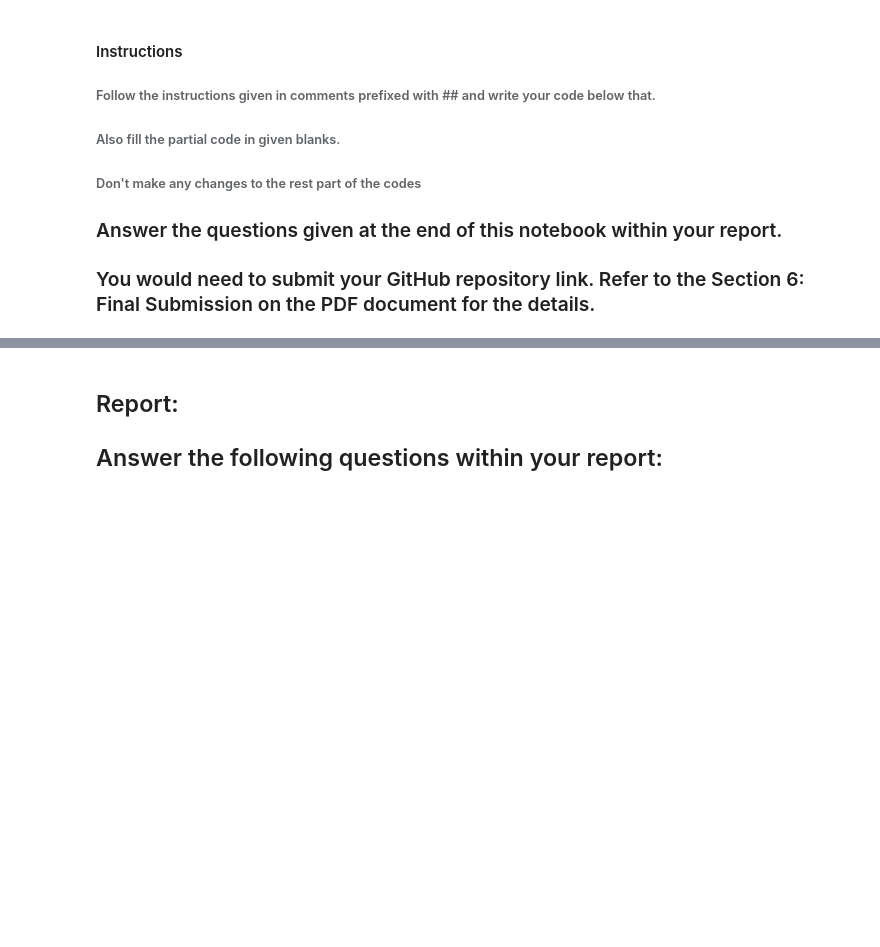
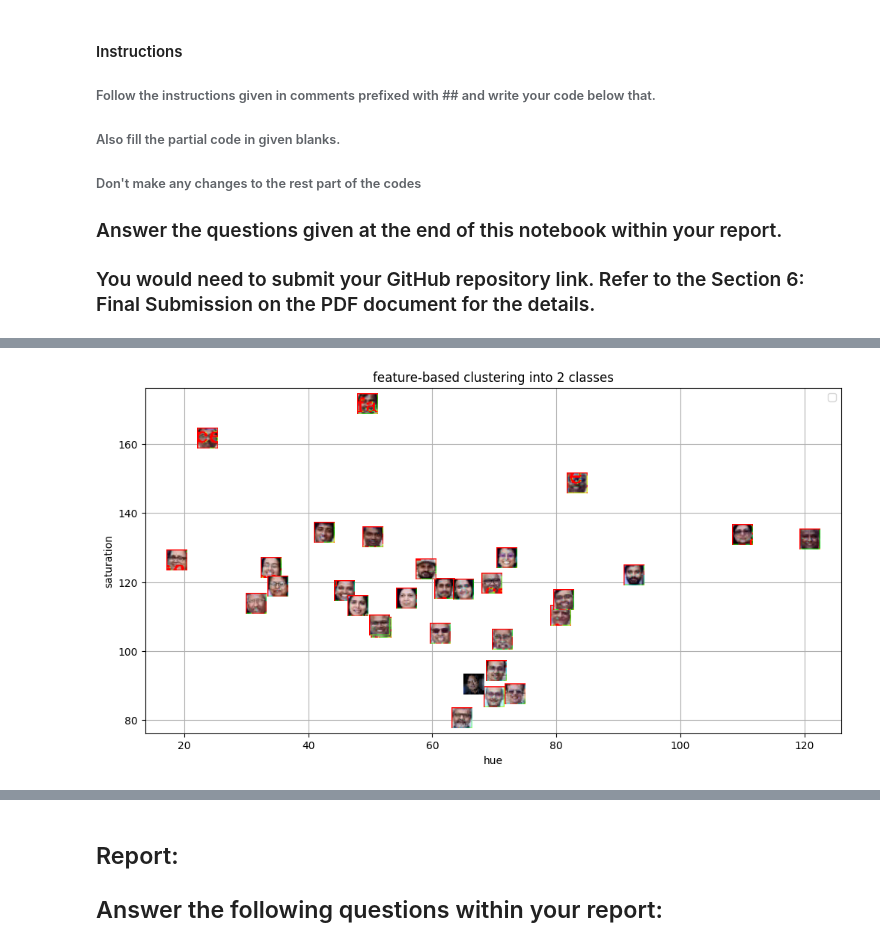
Before and after one commit to arnavmehta7/college-hw-ong, a Jupyter notebook: lab.ipynb, the cells around one changed output, grey strips where cells are left out. Cells and saved outputs as stored; diff of their text form; code cells hidden in the pictures; blank space fills up the shorter version.

```diff
--- a/lab.ipynb
+++ b/lab.ipynb
@@ -141,39 +197,49 @@ cv2.destroyAllWindows()
 # %%
 # Convert the template image to HSV color space and store it in template_hsv
-template_hsv = __________________________________________________
+template_hsv = cv2.cvtColor(template_img, cv2.COLOR_BGR2HSV)
 
 # Extract hue and saturation features from the template image as we did it for detected faces.
-template_hue = ____________________________________________________
-template_saturation = _________________________________________________
+template_hue = np.mean(template_hsv[:, :, 0])
+template_saturation = np.mean(template_hsv[:, :, 1])
 
 # Predict the cluster label for the template image and store it in template_label
-template_label = _________________________________________________________
+template_label = kmeans.predict(np.array([[template_hue, template_saturation]]))[0]
 
 # Create a figure and axis for visualization
 fig, ax = plt.subplots(figsize=(12, 6))
 
 # Plot the clustered faces with custom markers (similar to previous code)
 for i, (x, y, w, h) in enumerate(faces_rect):
     color = 'red' if kmeans.labels_[i] == 0 else 'blue'
     im = OffsetImage(cv2.cvtColor(cv2.resize(face_images[i], (20, 20)), cv2.COLOR_HSV2RGB))
     ab = AnnotationBbox(im, (hue_saturation[i, 0], hue_saturation[i, 1]), frameon=False, pad=0)
     ax.add_artist(ab)
     plt.plot(hue_saturation[i, 0], hue_saturation[i, 1], 'o', markersize=5, color=color)
 
 # Plot the template image in the respective cluster
 if template_label == 0:
     color = 'red'
 else:
     color = 'blue'
 im = OffsetImage(cv2.cvtColor(cv2.resize(template_img, (20, 20)), cv2.COLOR_BGR2RGB))
 ab = AnnotationBbox(im, (template_hue, template_saturation), frameon=False, pad=0)
 ax.add_artist(ab)
 
+plt.xlabel('hue')
+plt.ylabel('saturation')
+plt.title('feature-based clustering into 2 classes')
+plt.legend()
+plt.grid(True)
+wandb.log({'plot2': wandb.Image(plt)})
+plt.show()
+
 ## Put x label
 ## Put y label
 ## Put title
 ## Add grid
 ## show plot
+# %% [output]
+[figure, added]
 # %%
 # Create an empty list to store legend labels
 legend_labels = []
```
Also changed, not shown: parts of 11 cells of this notebook, 1 other file.
